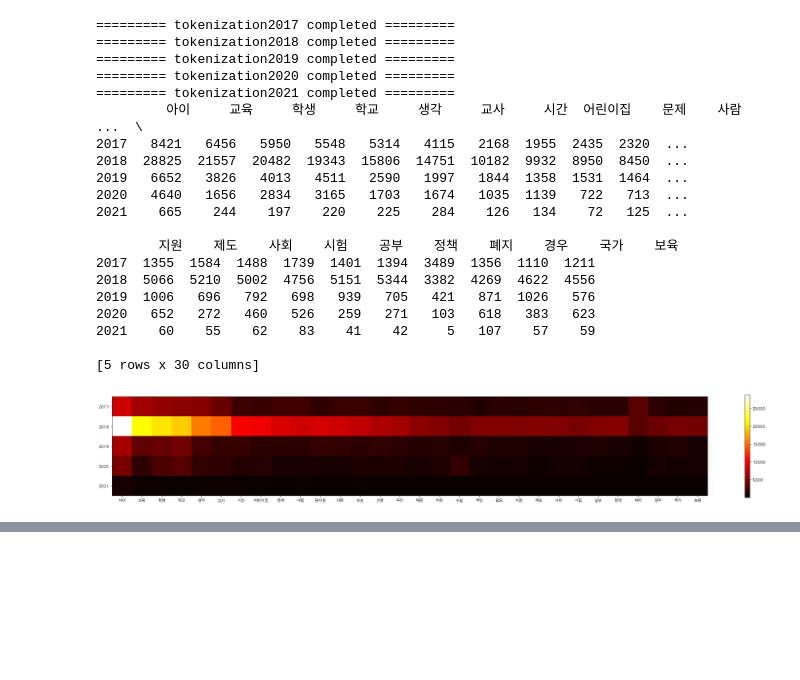
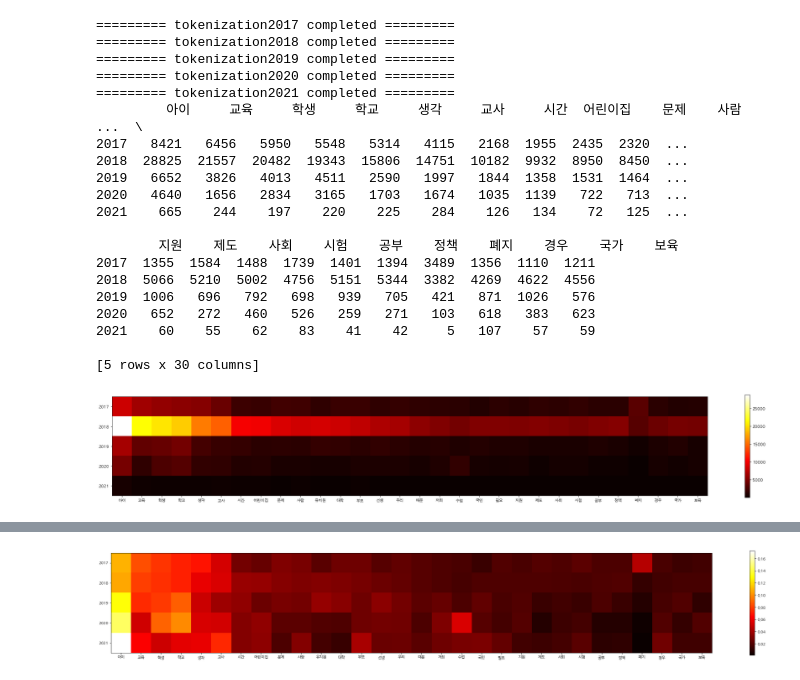
Before and after one commit to nan-noo/web-crawling, a Jupyter notebook: network.ipynb, the cells around one changed output, grey strips where cells are left out. Drawn from its saved outputs; the diff is of its cells as text; code cells hidden in the pictures; blank space fills up the shorter version.

```diff
--- a/network.ipynb
+++ b/network.ipynb
@@ -230,3 +228,33 @@ plt.colorbar()
 plt.show()
 # %% [output]
 [figure]
+# %%
+# hitmap을 위한 dataframe 만들기 (years, words) -> 단어 빈도 말고 연도별 비율로
+df_h2 = pd.DataFrame()
+
+for year in range(2017, 2022):
+    data = pd.read_csv("./modi_data/data_" + str(year) + ".csv") ############
+
+    tokenized2 = data['full_data'].apply(lambda row: khaiiiTokenizer(row))
+    print("========= tokenization" + str(year) + " completed =========")
+
+    word_list = []
+    for i in range(len(tokenized2)):
+        word_list.extend(tokenized2[i])
+
+    total_word = 0
+    word_counter = defaultdict(int)
+    for word in word_list:
+        if word in top30:
+            word_counter[word] += 1
+            total_word += 1
+
+    for word in top30:
+        word_counter[word] = word_counter[word] / total_word
+
+    word_counter = pd.DataFrame(word_counter, index=[year])
+    word_counter = word_counter[top30] # 순서 맞춰주기
+    df_h2 = pd.concat([df_h2, word_counter]) # 연도별로 합치기
+    #print(word_counter)
+
+print(df_h2)
@@ -232,0 +279,11 @@ plt.show()
+# %%
+# hitmap graph
+#print(df_h)
+plt.figure(figsize=(35, 5))
+plt.xticks(range(len(top30)), df_h2.columns)
+plt.yticks(range(len(df_h2)), df_h2.index)
+plt.imshow(df_h2, cmap='hot')
+plt.colorbar()
+plt.show()
+# %% [output]
+[figure, added]
```
Also changed, not shown: parts of 3 cells of this notebook.
